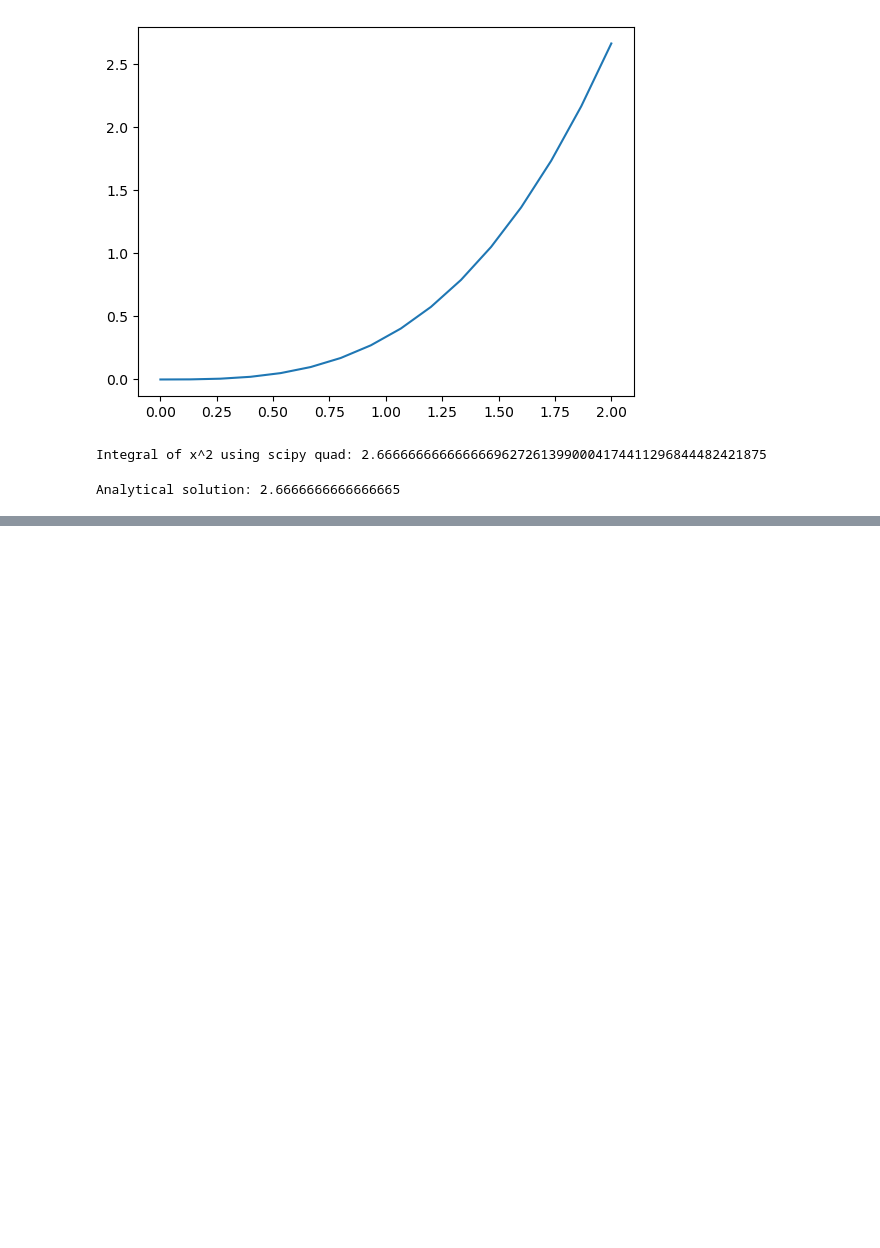
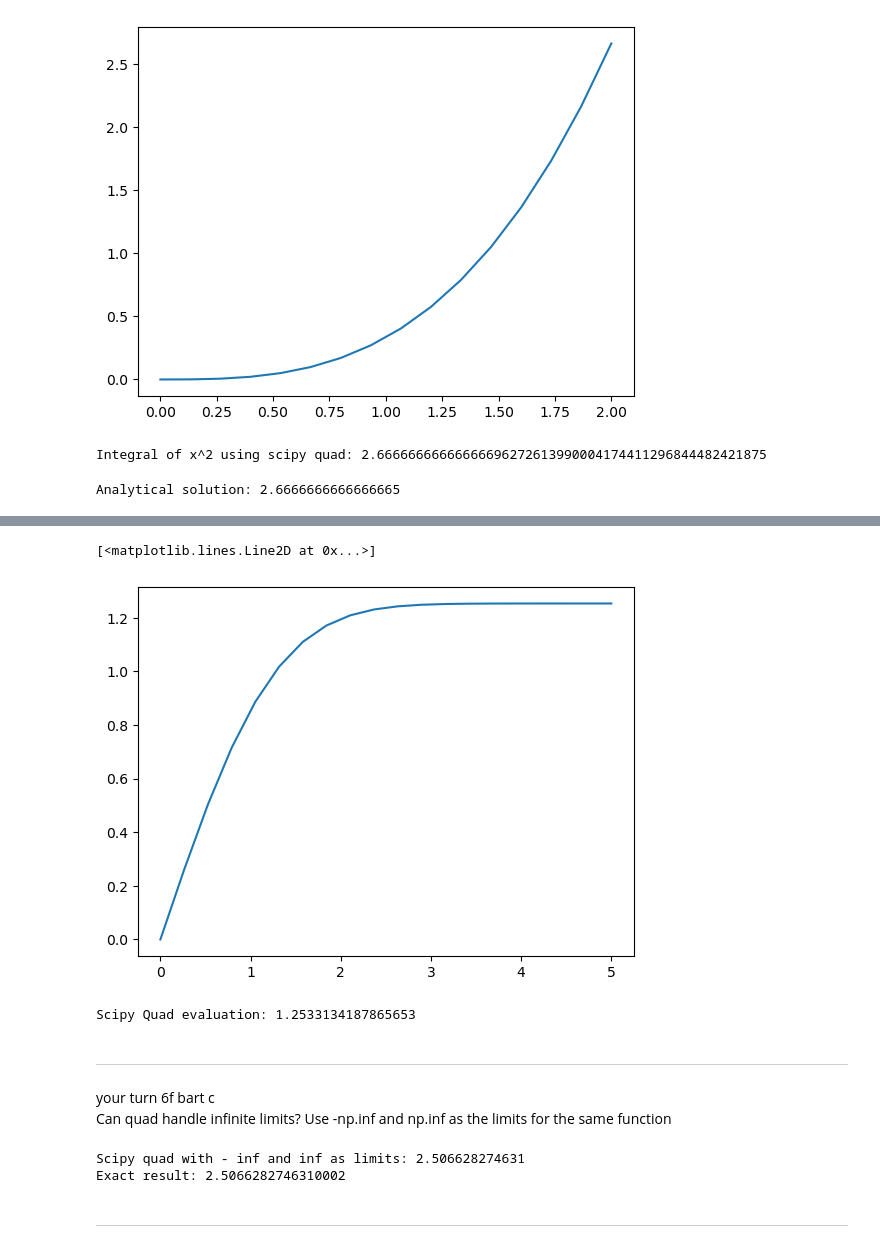
Before and after one commit to e-d-p-9/Physical-Modeling-with-Python, a Jupyter notebook: Ch6/ch6-notes.ipynb, the cells around one changed output, grey strips where cells are left out. Drawn from its saved outputs; the diff is of its cells as text; code cells hidden in the pictures; blank space fills up the shorter version.

Commit message:
complete your turn 6f

```diff
--- a/Ch6/ch6-notes.ipynb
+++ b/Ch6/ch6-notes.ipynb
@@ -1242,0 +1264,30 @@ Analytical solution: 2.6666666666666665
+# %%
+def f(x):
+    return np.e**(-x**2/2)
+
+x_max = np.linspace(0, 5, 20)
+integral = np.zeros_like(x_max)
+for i in range(x_max.size):
+    integral[i], error = quad(f, 0, x_max[i])
+plt.plot(x_max, integral)
+# %% [output]
+[<matplotlib.lines.Line2D at 0x...>]
+[figure, added]
+# %%
+print(f"Scipy Quad evaluation: {integral[-1]}")
+# %% [output]
+Scipy Quad evaluation: 1.2533134187865653
+# %% [markdown]
+<hr>
+your turn 6f bart c
+
+Can quad handle infinite limits? Use -np.inf and np.inf as the limits for the same function
+# %%
+integral, error = quad(f, -np.inf, np.inf)
+print(f"Scipy quad with - inf and inf as limits: {integral}")
+print(f"Exact result: {np.sqrt(2*np.pi)}")
+# %% [output]
+Scipy quad with - inf and inf as limits: 2.506628274631
+Exact result: 2.5066282746310002
+# %% [markdown]
+<hr>
```
Also changed, not shown: parts of 13 cells of this notebook.
